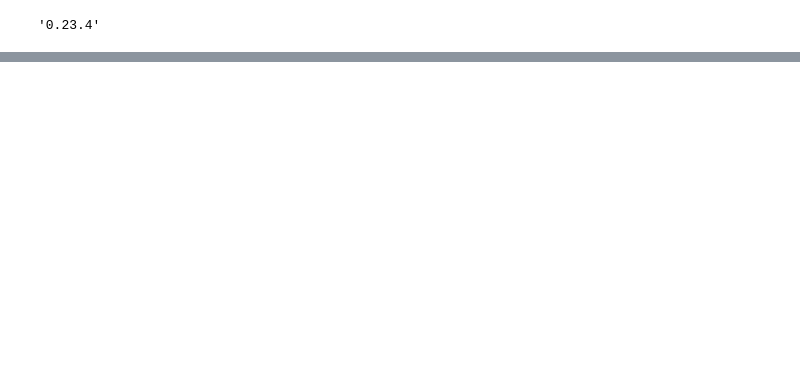
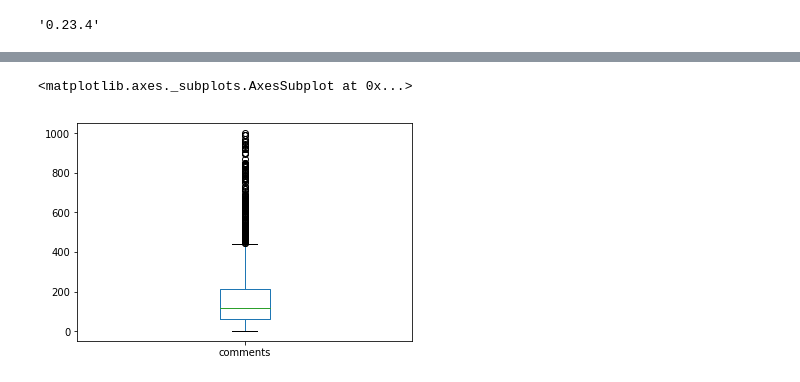
Before and after one commit to theSLWayne/TEDTalks_analysis, a Jupyter notebook: Pandas.ipynb, the cells around one changed output, grey strips where cells are left out. Saved outputs shown, nothing was run; the diff lists cells and outputs as text; code cells hidden in the pictures; blank space fills up the shorter version.

```diff
--- a/Pandas.ipynb
+++ b/Pandas.ipynb
@@ -93,0 +119,6 @@ ted[ted['comments'] < 1000 ]['comments'].plot(kind = 'hist')
+# %%
+# Boxplot
+ted.loc[ted['comments'] <= 1000, 'comments'].plot(kind = "box")
+# %% [output]
+<matplotlib.axes._subplots.AxesSubplot at 0x...>
+[figure, added]
```
Also changed, not shown: parts of 15 cells of this notebook.
